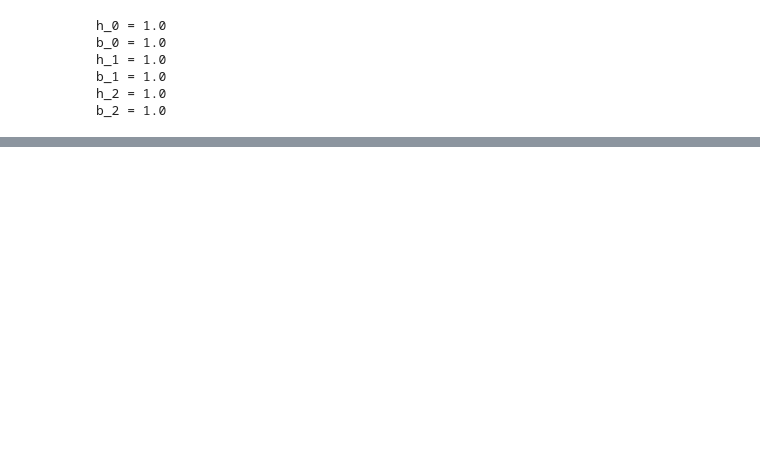
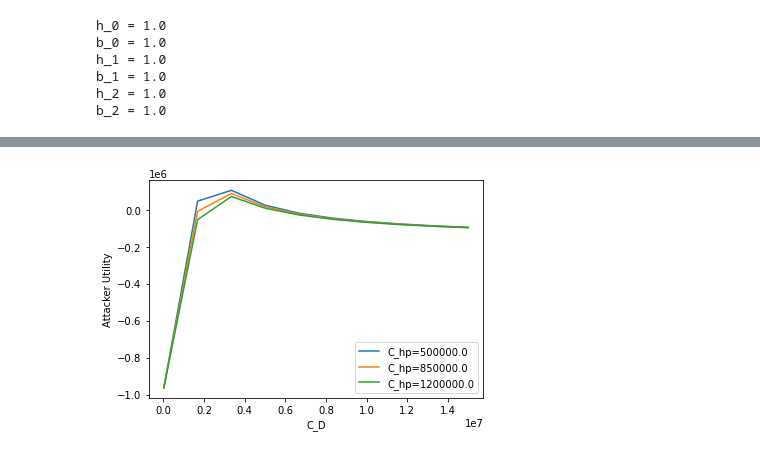
Before and after one commit to bhusalb/gt-ransomware-simulation, a Jupyter notebook: Ransomware_simulation.ipynb, the cells around one changed output, grey strips where cells are left out. Drawn from its saved outputs; the diff is of its cells as text; code cells hidden in the pictures; blank space fills up the shorter version.

```diff
--- a/Ransomware_simulation.ipynb
+++ b/Ransomware_simulation.ipynb
@@ -2175,0 +2124,43 @@ plt.show()
+# %%
+from collections import defaultdict
+import matplotlib.pyplot as plt
+
+
+Fi = defaultdict(list)
+Ei = defaultdict(list)
+
+
+
+C_D_range = np.linspace(0.02 * 1e6, 15 * 1e6, 10)
+
+
+C_hp_range = np.linspace(0.5 * 1e6, 1.2 * 1e6, 3)
+
+for C_D in C_D_range:
+    for R_i in C_hp_range:
+        p = sample.clone()
+        p.C_D = C_D
+#         print(p.C_H)
+        p.C_nh=R_i
+        e_a_b_1 = t_u_3_1(p)
+        Fi[R_i].append(C_D)
+        Ei[R_i].append(e_a_b_1)
+
+# Generate multiple lines on the same plot
+for R_i in C_hp_range:
+    plt.plot(Fi[R_i], Ei[R_i], label=f'C_hp={R_i}')
+
+# Adding title and labels
+plt.xlabel("C_D")
+plt.ylabel("Attacker Utility")
+
+# Adding a legend
+plt.legend()
+
+plt.savefig("n1.pdf", format="pdf", bbox_inches="tight")
+
+
+# Displaying the plot
+plt.show()
+# %% [output]
+[figure, added]
```
Also changed, not shown: parts of 47 cells of this notebook, 2 other files.
